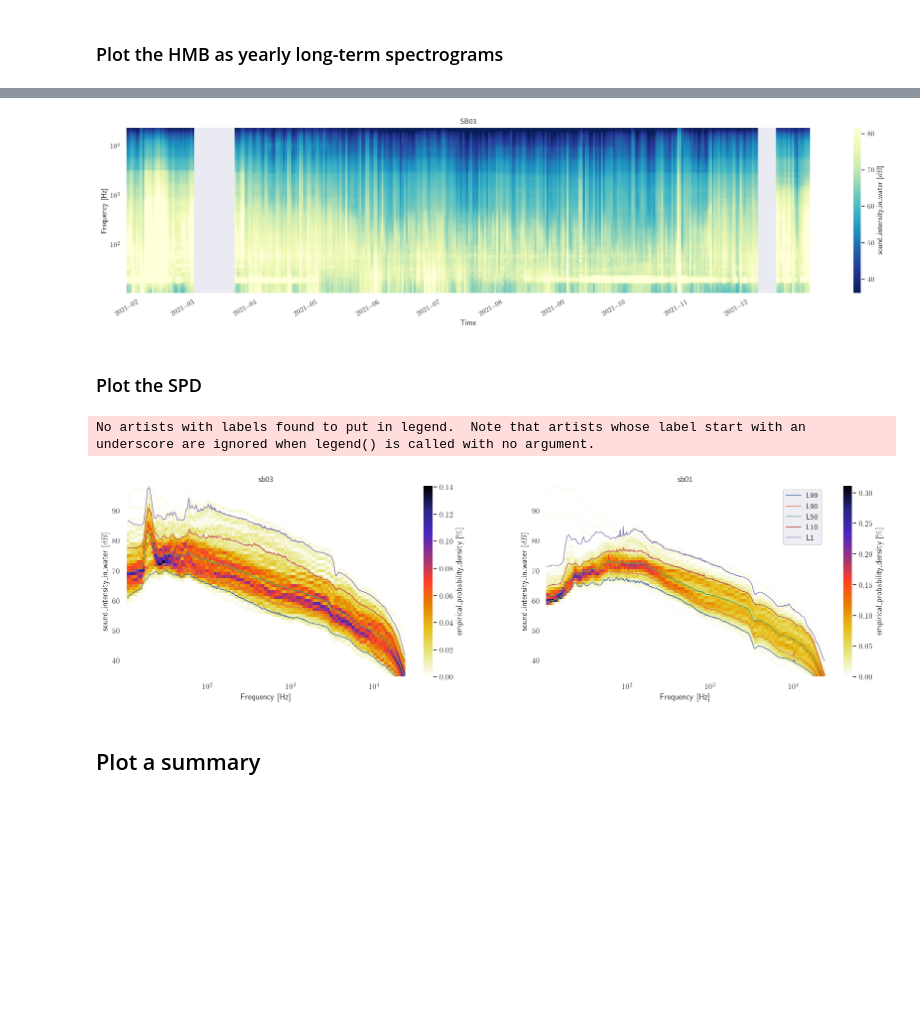
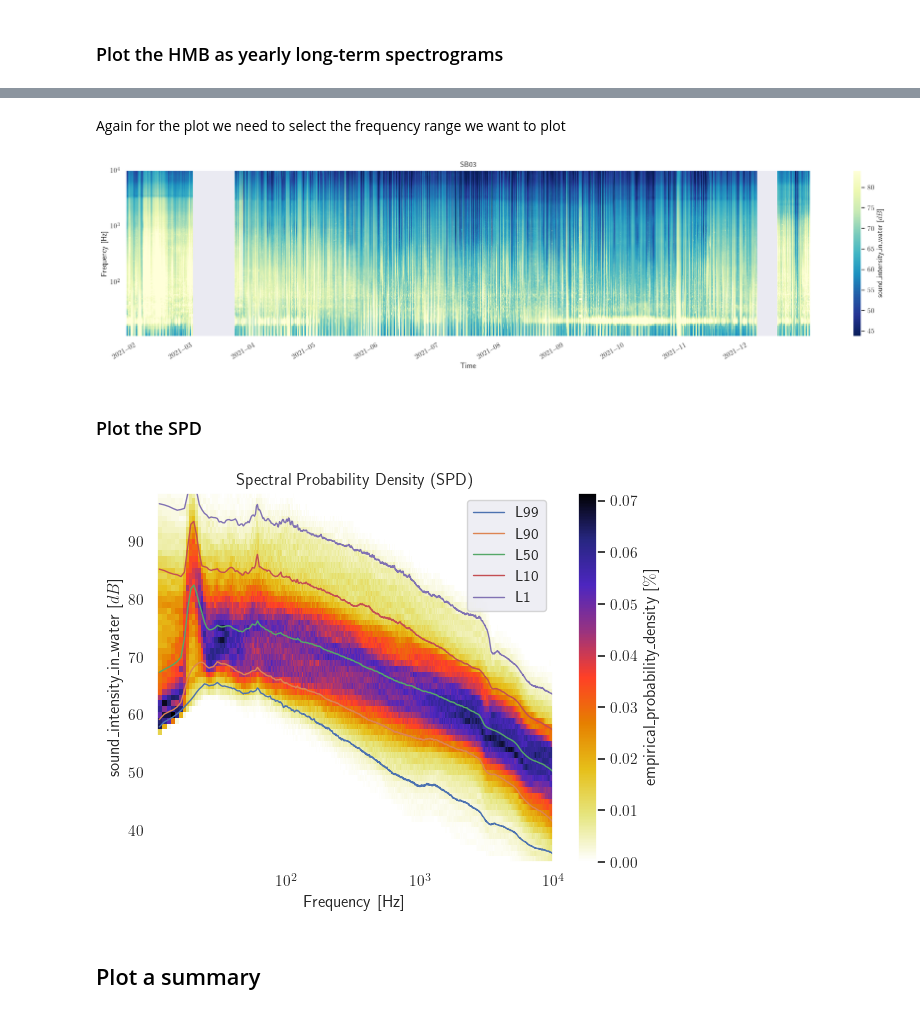
Before and after one commit to ioos/soundcoop, a Jupyter notebook: hybrid_millidecade_bands.ipynb, the cells around one changed output, grey strips where cells are left out. Cells and saved outputs as stored; diff of their text form; code cells hidden in the pictures; blank space fills up the shorter version.

```diff
--- a/hybrid_millidecade_bands.ipynb
+++ b/hybrid_millidecade_bands.ipynb
@@ -260,4 +278,6 @@ Data variables:
 # %%
 # Need to resample first, otherwise it does not plot!
-ds_sb03_resampled = ds_sb03.resample(time='1D').mean()
-ds_sb01_resampled = ds_sb01.resample(time='1D').mean()
+# If you want another station, just change the name here below:
+ds_resampled = ds_collection['SB03'].resample(time=time_resolution).mean()
+# %% [markdown]
+Again for the plot we need to select the frequency range we want to plot
@@ -264,34 +287,30 @@ ds_sb01_resampled = ds_sb01.resample(time='1D').mean()
 # %%
 # Select the frequency range
-ds_sb03_resampled = ds_sb03_resampled.sel(frequency=ds_sb03_resampled['frequency'][ds_sb03_resampled['frequency'] > 10])
-ds_sb01_resampled = ds_sb01_resampled.sel(frequency=ds_sb01_resampled['frequency'][ds_sb01_resampled['frequency'] > 10])
+ds_resampled = ds_resampled.sel(frequency=ds_resampled['frequency'][(ds_resampled['frequency'] > min_freq) & (ds_resampled['frequency'] < max_freq)])
 # %%
 fig, ax = plt.subplots(figsize=(20, 5))
-ds_sb03_resampled = ds_sb03_resampled.rename({'time': 'datetime'})
-pypam.plots.plot_ltsa(ds=ds_sb03_resampled, data_var='psd', log=True, ax=ax, show=False)
+ds_resampled = ds_resampled.rename({'time': 'datetime'})
+pypam.plots.plot_ltsa(ds=ds_resampled, data_var='psd', log=True, ax=ax, show=False)
 ax.set_title('SB03')
 plt.show()
 # %% [output]
-[figure, old version]
+[figure, new version]
 # %% [markdown]
 ### Plot the SPD
 # %%
 # First, convert the HMB output to SPD like we did for the small wav files examples
 percentiles = [1, 10, 50, 90, 99]
-ds_spd_sb03 = pypam.utils.compute_spd(ds_sb03_resampled, data_var='psd', percentiles=percentiles, min_val=35, max_val=100, h=1)
-ds_spd_sb01 = pypam.utils.compute_spd(ds_sb01_resampled, data_var='psd', percentiles=percentiles, min_val=35, max_val=100, h=1)
+min_psd = 35
+max_psd = 100
+ds_spd = pypam.utils.compute_spd(ds_resampled, data_var='psd', percentiles=percentiles, min_val=min_psd, max_val=max_psd, h=1)
 # %%
 # Plot the obtained output
-fig, ax = plt.subplots(1, 2, sharex='all', figsize=(20, 5))
-pypam.plots.plot_spd(spd=ds_spd_sb03, log=True, save_path=None, ax=ax[0], show=False)
-ax[0].set_title('sb03')
-pypam.plots.plot_spd(spd=ds_spd_sb01, log=True, save_path=None, ax=ax[1], show=False)
-ax[1].set_title('sb01')
+fig, ax = plt.subplots()
+pypam.plots.plot_spd(spd=ds_spd, log=True, save_path=None, ax=ax, show=False)
 plt.show()
 plt.close()
 # %% [output]
-No artists with labels found to put in legend.  Note that artists whose label start with an underscore are ignored when legend() is called with no argument.
-[figure, old version]
+[figure, new version]
 # %% [markdown]
 ## Plot a summary
 # %%
```
Also changed, not shown: parts of 29 cells of this notebook.
